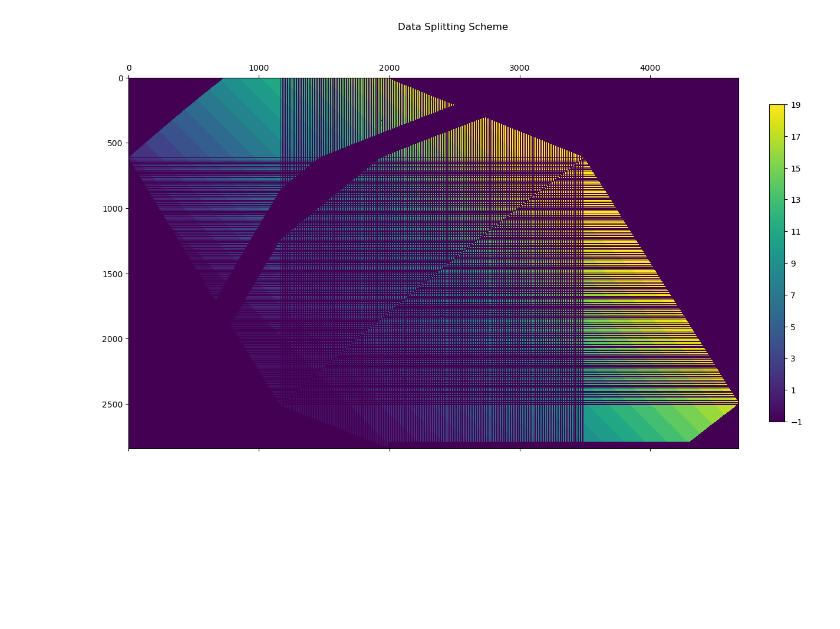
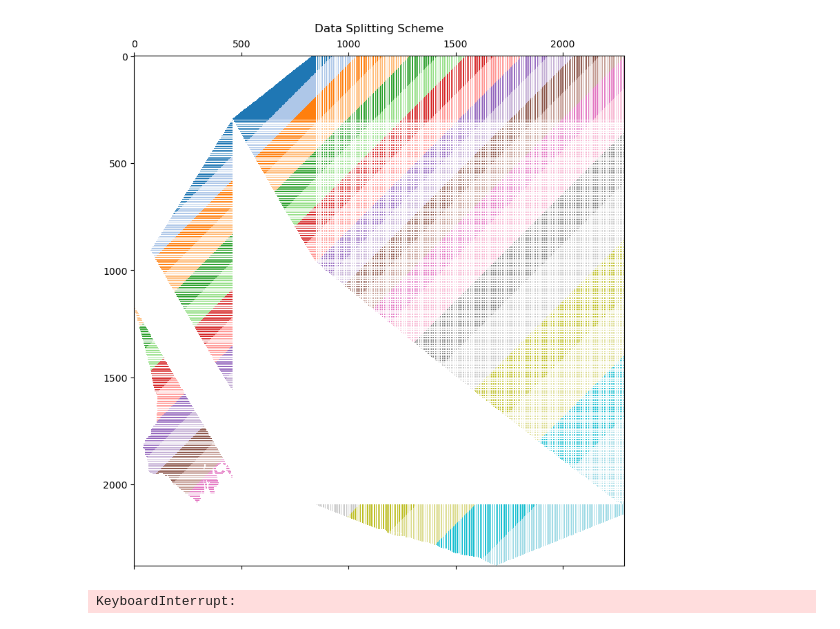
Before and after one commit to DannyCollinson/EMIT-ECOSTRESS, a Jupyter notebook: data_prep/Data_Splitting.ipynb, the cells around one changed output. Saved outputs shown, nothing was run; the diff lists cells and outputs as text; code cells hidden in the pictures; blank space fills up the shorter version.

```diff
--- a/data_prep/Data_Splitting.ipynb
+++ b/data_prep/Data_Splitting.ipynb
@@ -34 +35,7 @@ y = pickle_load('Data\\Decomposed_Data\\y.pkl')
+# %%
+indices = np.meshgrid(
+    np.arange(len(lat)), np.arange(len(lon)), indexing='ij'
+)
+order = indices[0][::-1] + indices[1][::-1]
+order_present = indices[0] + indices[1][::-1]
 # %%
@@ -69,5 +48,0 @@ plt.show(fig)
-# %%
-indices = np.meshgrid(
-    np.arange(len(y)), np.arange(len(x)), indexing='ij'
-)
-order = indices[0][::-1] + indices[1][::-1]
@@ -80,10 +49,12 @@ plt.colorbar()
 # %%
+num_good_coords = np.nansum(good_coords)
+
 thresholds = np.percentile(
     np.arange(num_good_coords),
     np.arange(5, 105, 5)
 )
 
-splits = np.zeros_like(good_coords) - 1
+splits = np.zeros_like(good_coords) + np.nan
 total_found = 0
 cur_split = 0
 cur_threshold = thresholds[cur_split]
@@ -95,12 +66,12 @@ for rank in np.arange(order.max() + 1, dtype=int):
 
     mask = order == rank
 
-    y_indices = indices[0][mask]
-    x_indices = indices[1][mask]
+    lat_indices = indices[0][mask]
+    lon_indices = indices[1][mask]
 
-    for y_index, x_index in zip(y_indices, x_indices):
-        if good_coords[y_index, x_index]:
-            splits[y_index, x_index] = cur_split
+    for lat_index, lon_index in zip(lat_indices, lon_indices):
+        if not np.isnan(good_coords[lat_index, lon_index]):
+            splits[lat_index, lon_index] = cur_split
             total_found += 1
             if total_found >= cur_threshold + 1:
                 if cur_split == len(thresholds) - 1:
@@ -111,11 +82,9 @@ for rank in np.arange(order.max() + 1, dtype=int):
                     cur_threshold = thresholds[cur_split]
 # %%
 fig, ax = plt.subplots(figsize=(12,8), layout='constrained')
-plt.imshow(splits)
-ax.matshow(splits, cmap='viridis')
-plt.colorbar(ticks=np.arange(-1, 20, 2), shrink=0.7)
+ax.matshow(splits[::-1, :], cmap='tab20')
 fig.suptitle('Data Splitting Scheme')
 plt.show(fig)
 # %% [output]
-[figure, old version]
+[figure, new version]
 # %%
@@ -135,3 +105,28 @@ for split_num in np.arange(splits.max() + 1):
         save_path_name_num = save_path_num.replace('(__)', name)
         save_data = data[split]
         pickle_save(save_data, save_path_name_num)
+# %%
+save_path = 'Data\\Split_Data_2\\Block_Data\\(__)_(**)_block.pkl'
+
+pickle_list = [
+    ('elevation', elev),
+    ('reflectance', ref),
+    ('temp_day', temp_day),
+    ('temp_night', temp_night),
+]
+
+for split_num in np.arange(np.nanmax(splits) + 1, dtype=int):
+    # split = splits == split_num
+    mask = np.array(splits == split_num, dtype=float)
+    split_str = f'{"0"*(2-len(str(split_num))) + str(split_num)}'
+    save_path_num = save_path.replace('(**)', split_str)
+    for name, data in pickle_list:
+        save_path_name_num = save_path_num.replace('(__)', name)
+        # save_data = data[split]
+        if name != 'reflectance':
+            save_data = data * mask
+        else:
+            save_data = data * mask[:, :, np.newaxis].repeat(data.shape[2], 2)
+        pickle_save(save_data, save_path_name_num)
+# %% [output]
+KeyboardInterrupt:
```
Also changed, not shown: parts of 10 cells of this notebook, 4 other files.
